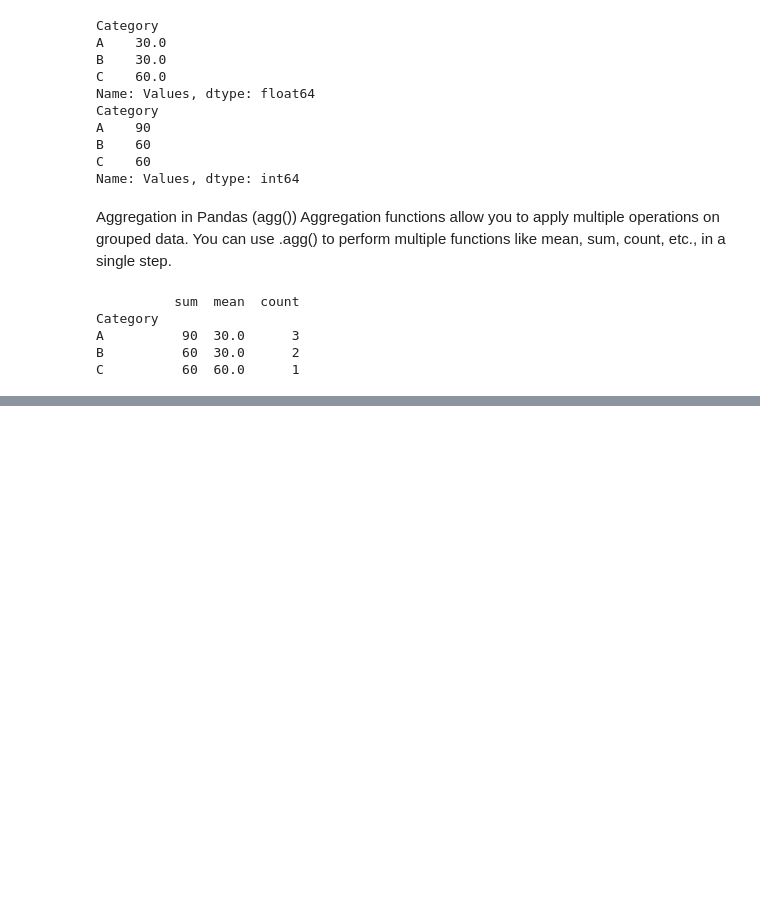
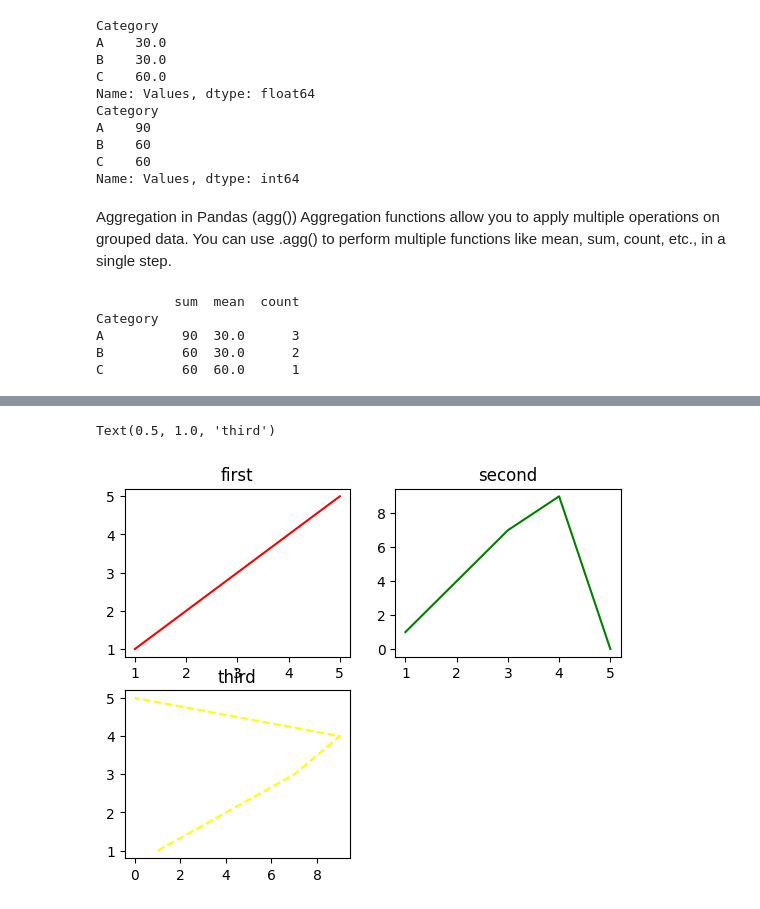
Before and after one commit to AbhishekJaiswal8090/code_py, a Jupyter notebook: python-basics/py.ipynb, the cells around one changed output, grey strips where cells are left out. Saved outputs shown, nothing was run; the diff lists cells and outputs as text; code cells hidden in the pictures; blank space fills up the shorter version.

```diff
--- a/python-basics/py.ipynb
+++ b/python-basics/py.ipynb
@@ -1524,0 +1653,21 @@ C          60  60.0      1
+# %%
+##multiple plots
+##sample daata
+x=[1,2,3,4,5]
+y1=[1,4,7,9,0]
+y2=[1,2,3,4,5]
+
+plt.subplot(2,2,1)
+plt.plot(x,y2,color='red')
+plt.title("first")
+
+plt.subplot(2,2,2)
+plt.plot(x,y1,color='green')
+plt.title("second")
+
+plt.subplot(2,2,3)
+plt.plot(y1,y2,color='yellow' ,linestyle="--")
+plt.title("third")
+# %% [output]
+Text(0.5, 1.0, 'third')
+[figure, added]
```
Also changed, not shown: parts of 20 cells of this notebook, 4 other files.
